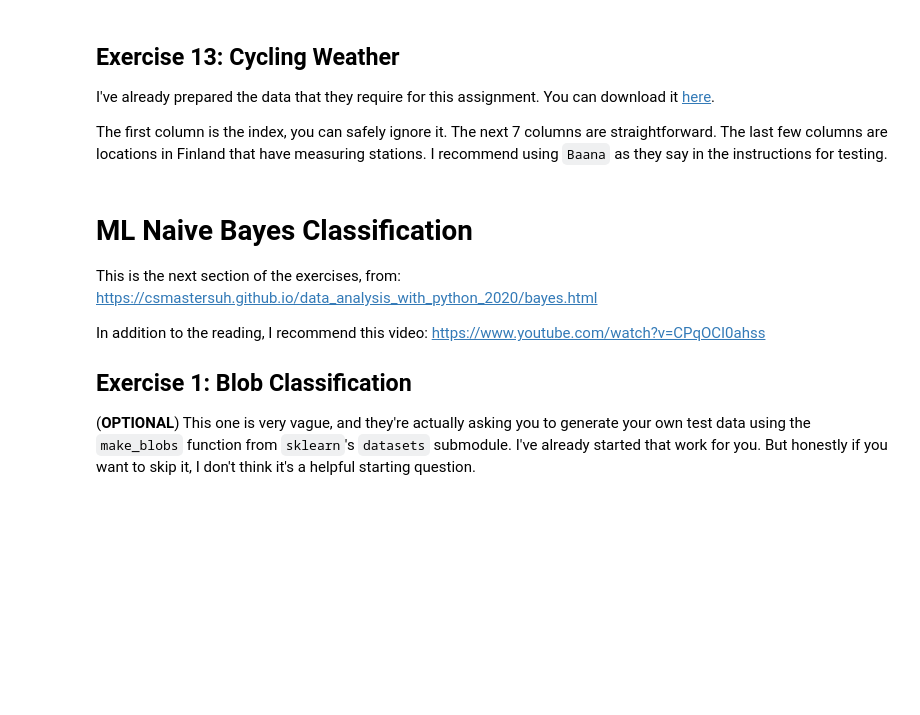
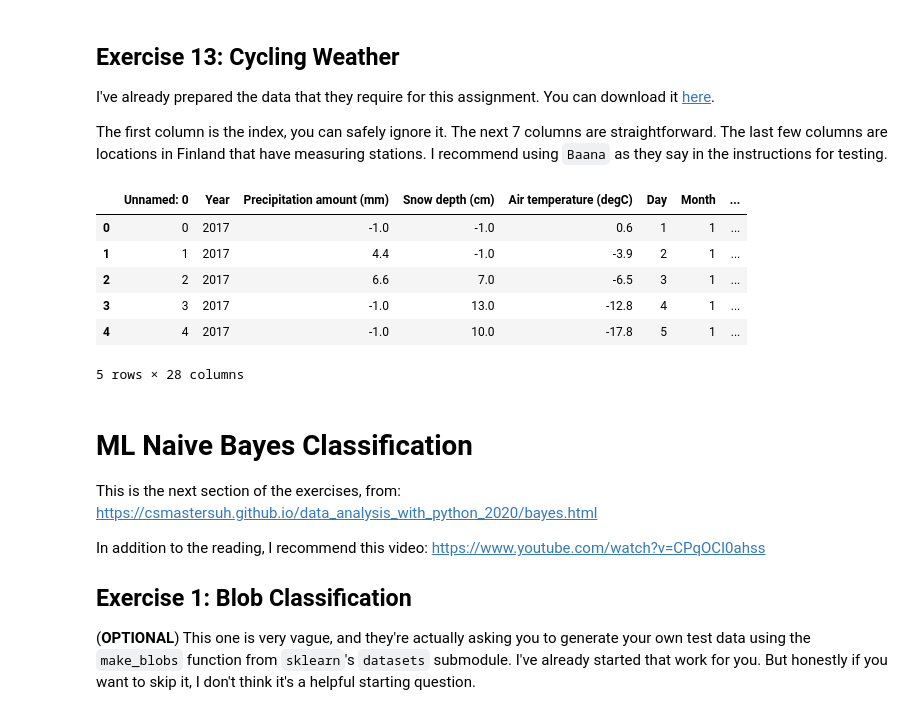
Before and after one commit to ithakker/CISC367-Projects, a Jupyter notebook: Day19/ml_exercises.ipynb, the cells around one changed output. Drawn from its saved outputs; the diff is of its cells as text; code cells hidden in the pictures; blank space fills up the shorter version.

```diff
--- a/Day19/ml_exercises.ipynb
+++ b/Day19/ml_exercises.ipynb
@@ -77,6 +115,17 @@ Again, you do not need to define their function. Just calculate the R2 scores an
 I've already prepared the data that they require for this assignment. You can download it [here](https://gist.githubusercontent.com/acbart/466174a04e9a2505c4c25f91fc6dd4f6/raw/726865070677ec7dede17a08095624e0ea35e7cd/biking.csv).
 
 The first column is the index, you can safely ignore it. The next 7 columns are straightforward. The last few columns are locations in Finland that have measuring stations. I recommend using `Baana` as they say in the instructions for testing.
+# %%
+data1 = pd.read_csv("https://gist.githubusercontent.com/acbart/466174a04e9a2505c4c25f91fc6dd4f6/raw/726865070677ec7dede17a08095624e0ea35e7cd/biking.csv")
+data1.head()
+# %% [output]
+|  | Unnamed: 0 | Year | Precipitation amount (mm) | Snow depth (cm) | Air temperature (degC) | Day | Month | ... |
+| 0 | 0 | 2017 | -1.0 | -1.0 | 0.6 | 1 | 1 | ... |
+| 1 | 1 | 2017 | 4.4 | -1.0 | -3.9 | 2 | 1 | ... |
+| 2 | 2 | 2017 | 6.6 | 7.0 | -6.5 | 3 | 1 | ... |
+| 3 | 3 | 2017 | -1.0 | 13.0 | -12.8 | 4 | 1 | ... |
+| 4 | 4 | 2017 | -1.0 | 10.0 | -17.8 | 5 | 1 | ... |
+5 rows × 28 columns
 # %% [markdown]
 # ML Naive Bayes Classification
 
```
Also changed, not shown: parts of 5 cells of this notebook.
